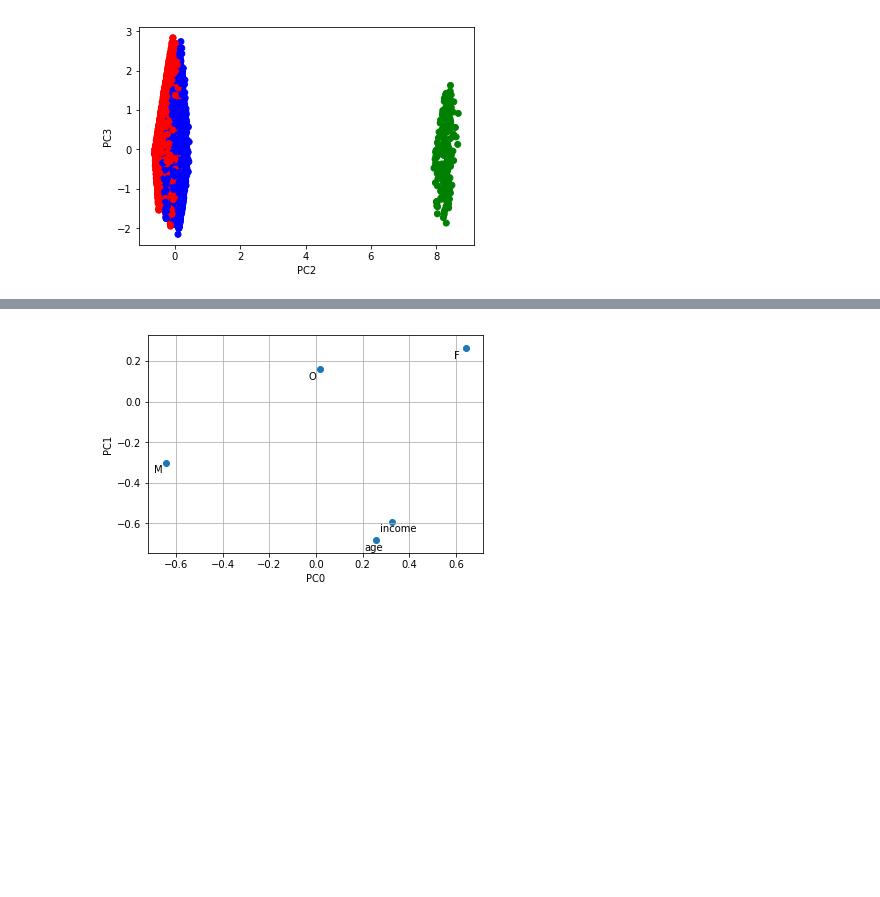
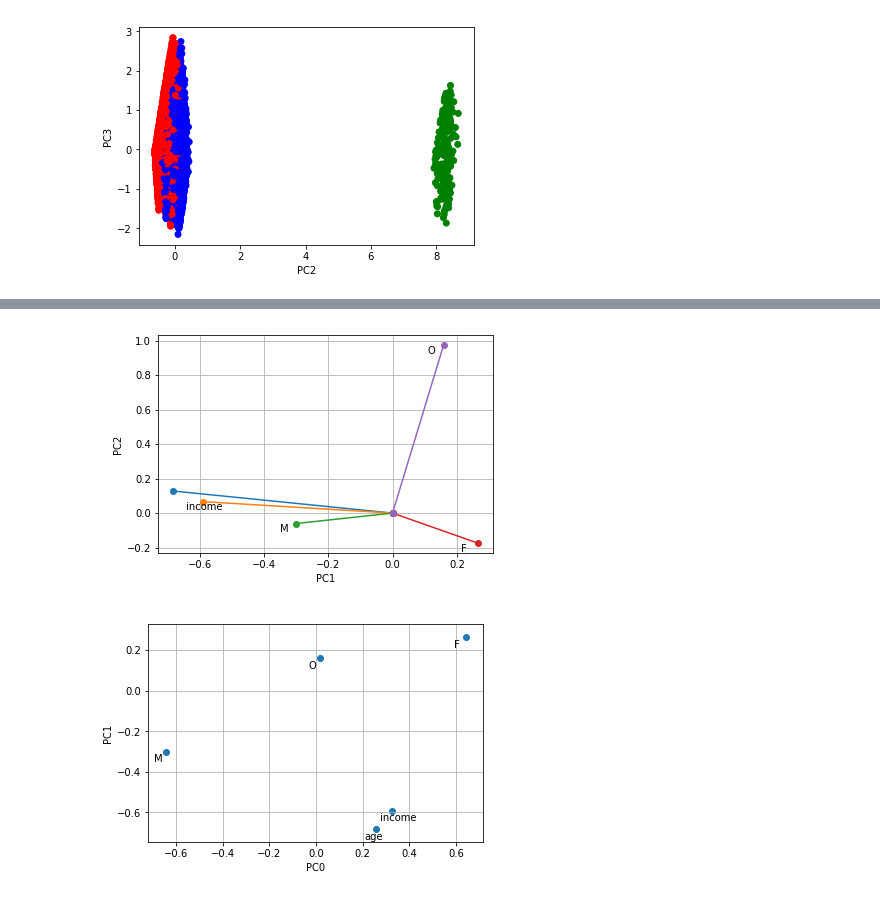
Before and after one commit to a1pat/Starbucks-Capstone, a Jupyter notebook: Starbucks_Capstone_notebook.ipynb, the cells around one changed output, grey strips where cells are left out. Cells and saved outputs as stored; diff of their text form; code cells hidden in the pictures; blank space fills up the shorter version.

```diff
--- a/Starbucks_Capstone_notebook.ipynb
+++ b/Starbucks_Capstone_notebook.ipynb
@@ -585,2 +612,14 @@ plt.ylabel('PC3');
+# %%
+for i in range(pca.components_[1].shape[0]):
+    plt.plot([0,pca.components_[1][i]], [0,pca.components_[2][i]], '-o')
+
+for i, txt in enumerate(var_names):
+    plt.annotate(txt, (pca.components_[1][i]-0.05, pca.components_[2][i]-0.05))
+
+plt.xlabel('PC1')
+plt.ylabel('PC2')
+plt.grid();
+# %% [output]
+[figure, added]
 # %%
 plt.scatter(pca.components_[0], pca.components_[1])
```
Also changed, not shown: parts of 9 cells of this notebook.
